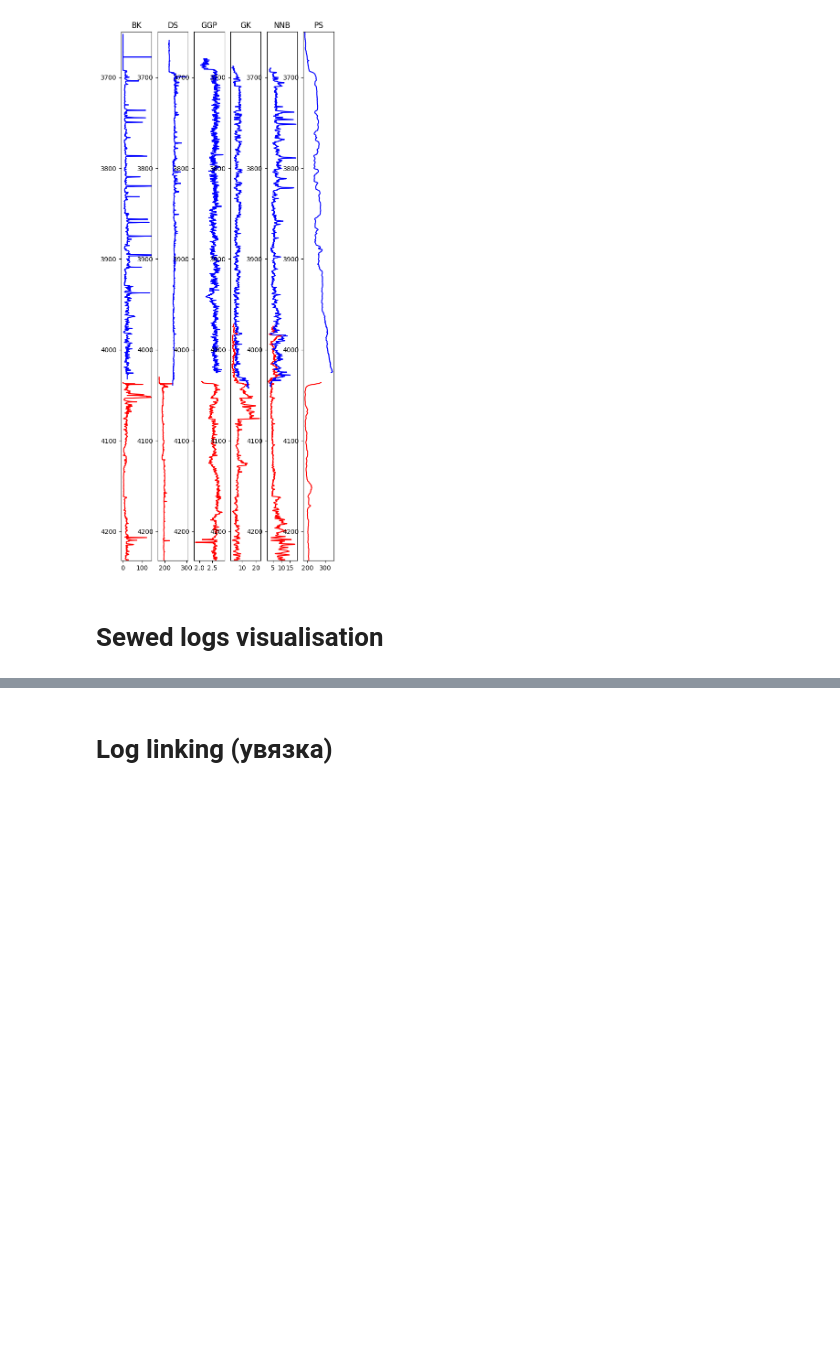
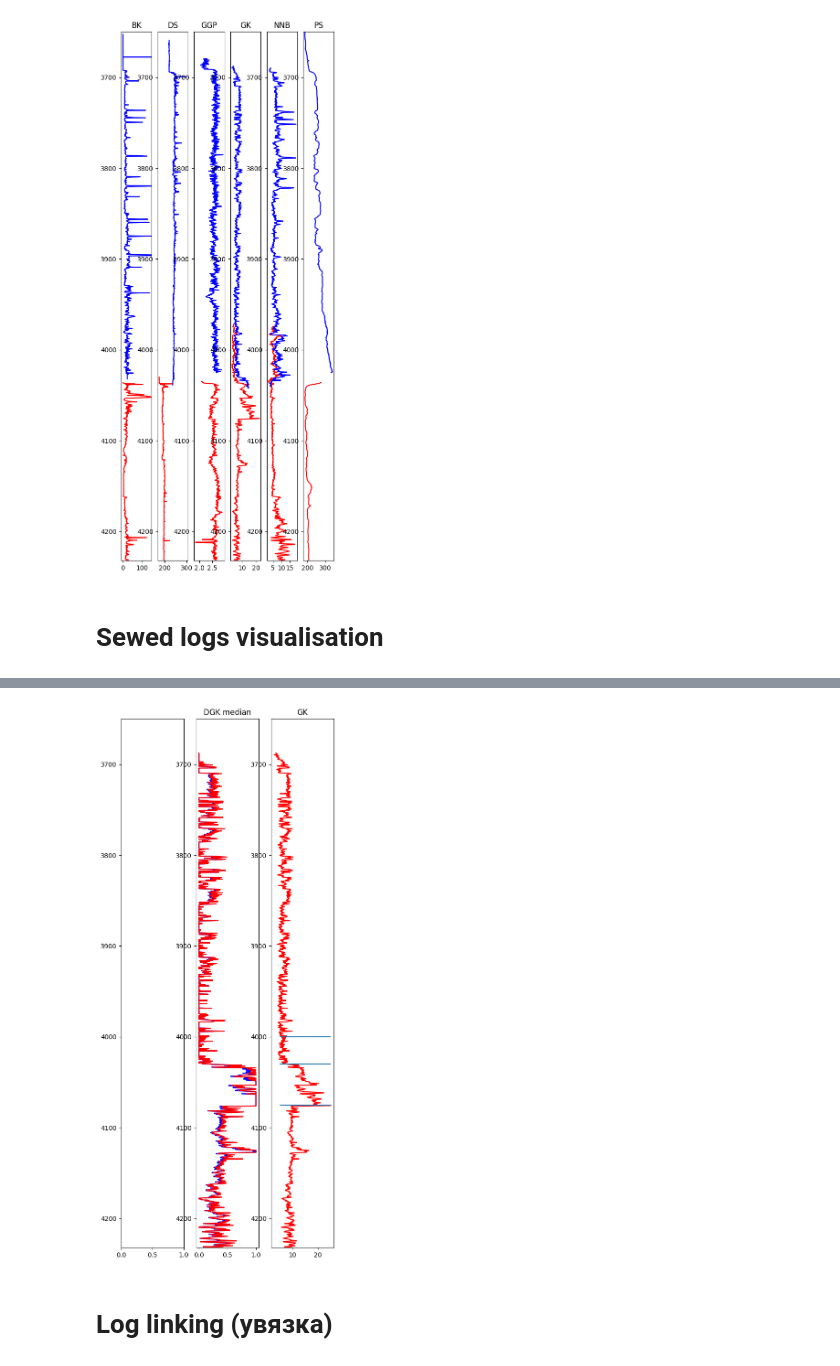
Before and after one commit to spaceswimmer/Pertoleum-Geology-Projects, a Jupyter notebook: Artemiy_Fishchuk_examples/02 Well data processing/well_processing.ipynb, the cells around one changed output, grey strips where cells are left out. Drawn from its saved outputs; the diff is of its cells as text; code cells hidden in the pictures; blank space fills up the shorter version.

```diff
--- a/Artemiy_Fishchuk_examples/02 Well data processing/well_processing.ipynb
+++ b/Artemiy_Fishchuk_examples/02 Well data processing/well_processing.ipynb
@@ -108,0 +111,10 @@ for ax in axs:
+# %%
+max_gk_int = [4030, 4075]
+min_gk_int = [4000,4030]
+gk_mean = [data.GK_F[min_gk_int[0]: min_gk_int[1]].mean(), data.GK_F[max_gk_int[0]: max_gk_int[1]].mean()]
+gk_median = [data.GK_F[min_gk_int[0]: min_gk_int[1]].median(), data.GK_F[max_gk_int[0]: max_gk_int[1]].median()]
+# %%
+test1 = np.clip((data.GK_F.values - gk_mean[0])/(gk_mean[1]-gk_mean[0]), 0, 1)
+data['DGK_mean'] = test
+test2 = np.clip((data.GK_F.values - gk_median[0])/(gk_median[1]-gk_median[0]), 0, 1)
+data['DGK_median'] = test
@@ -109,3 +129,21 @@ for ax in axs:
+# %%
+fig, axs = plt.subplots(1, 3)
+fig.set_size_inches(6,15)
+axs[1].plot(test1, data.index, c="blue")
+axs[1].set_title("DGK mean")
+
+axs[1].plot(test2, data.index, c="red")
+axs[1].set_title("DGK median")
+
+axs[2].plot(data.GK_F, data.index, c="red")
+axs[2].hlines([4000, 4030,4075], xmin=5, xmax=25)
+axs[2].set_title("GK")
+
+for ax in axs:
+
+    ax.set_ylim((4232., 3650.))
+# %% [output]
+[figure, added]
 # %% [markdown]
 # Log linking (увязка)
 # %%
```
Also changed, not shown: parts of 3 cells of this notebook, 6 other files.
